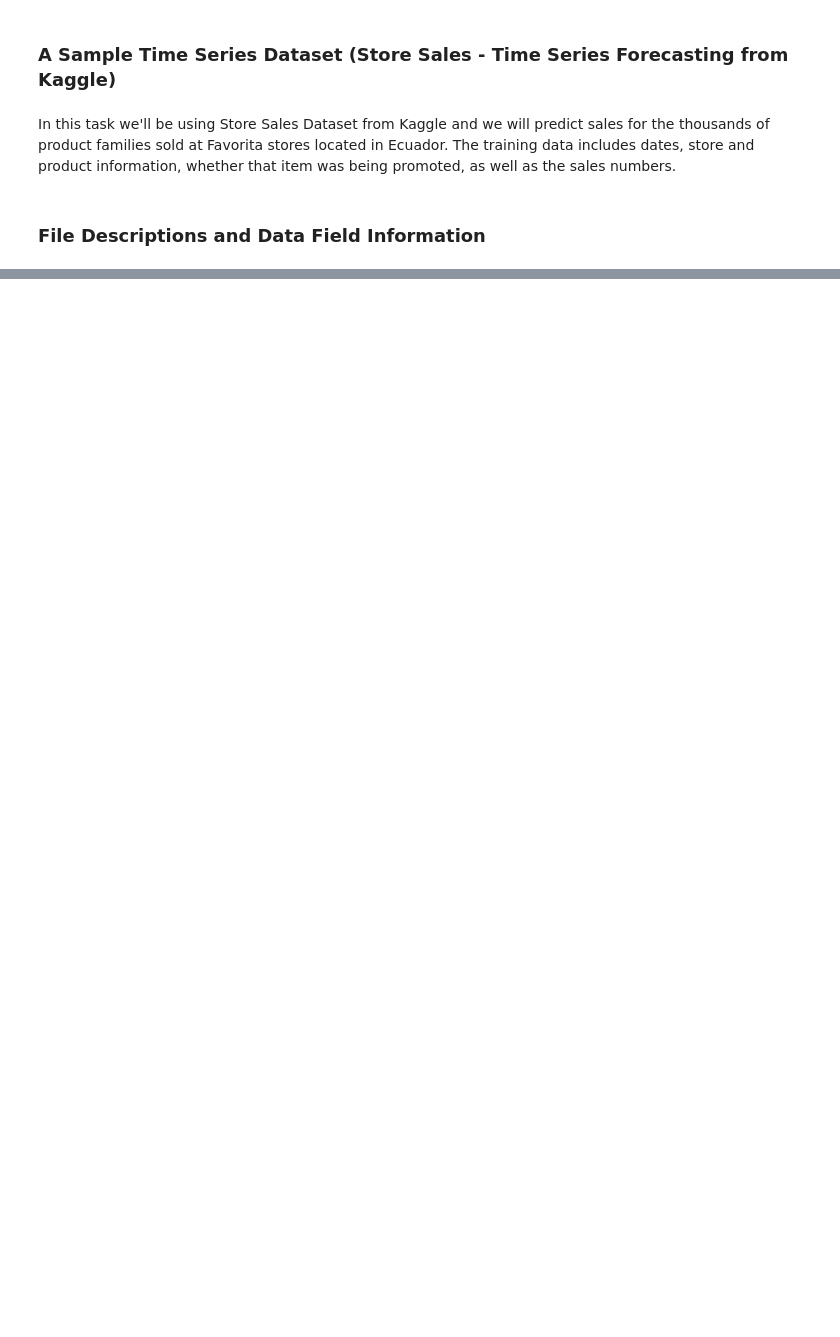
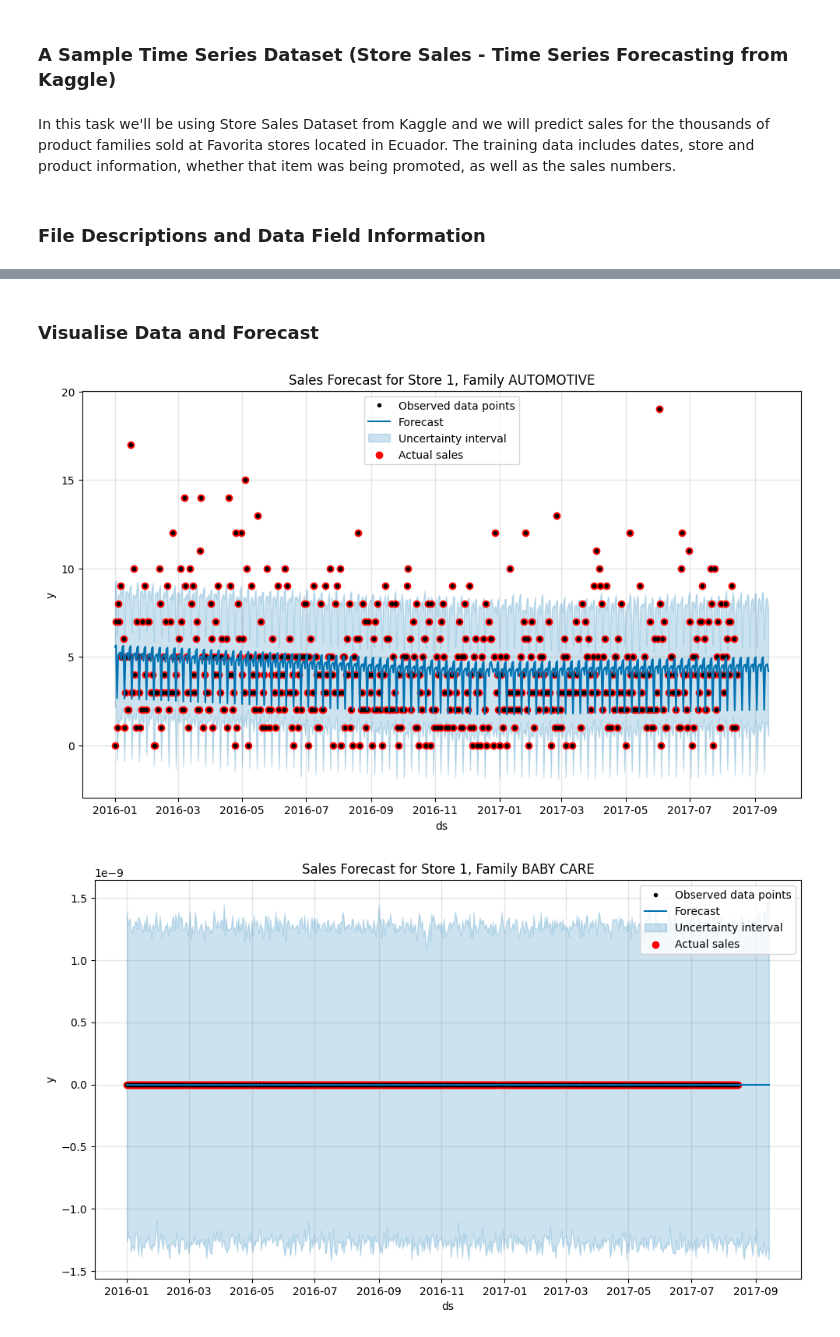
Before and after one commit to arkeodev/time-series, a Jupyter notebook: FB_Prophet_Time_Series_Analysis/Prophet.ipynb, the cells around one changed output, grey strips where cells are left out. Cells and saved outputs as stored; diff of their text form; code cells hidden in the pictures; blank space fills up the shorter version.

Commit message:
Prophet added

```diff
--- a/FB_Prophet_Time_Series_Analysis/Prophet.ipynb
+++ b/FB_Prophet_Time_Series_Analysis/Prophet.ipynb
@@ -55,0 +83,3 @@ The`dates` in the test data are for the 15 days after the last date in the train
+# %%
+train_df = pd.read_csv("https://raw.githubusercontent.com/arkeodev/time-series/main/FB_Prophet_Time_Series_Analysis/data/train.csv")
+train_df.head(10)
@@ -55,0 +110,4 @@ The`dates` in the test data are for the 15 days after the last date in the train
+# %%
+# Convert the date columns to datetime
+train_df['date'] = pd.to_datetime(train_df['date'])
+train_df['date'] = pd.to_datetime(train_df['date'])
@@ -55,0 +169,27 @@ The`dates` in the test data are for the 15 days after the last date in the train
+# %% [markdown]
+### Visualise Data and Forecast
+# %%
+import matplotlib.pyplot as plt
+
+# Loop through each combination of store and family and plot the forecast
+for (store, family), m in models.items():
+    forecast = forecasts[(store, family)]
+    fig = m.plot(forecast)
+
+    # Plot the actual data points as well
+    actual = train_df[(train_df['store_nbr'] == store) & (train_df['family'] == family)]
+    plt.scatter(actual['ds'], actual['y'], color='red', label='Actual sales')
+
+    # Add title and legends to the plot
+    plt.title(f'Sales Forecast for Store {store}, Family {family}')
+    plt.legend()
+
+    # Show the plot
+    plt.show()
+    # Give the user the option to continue to the next plot or break the loop
+    user_input = input("Press Enter to continue to the next plot or type 'b' to break: ")
+    if user_input.lower() == 'b':
+        break
+# %% [output]
+[figure, added]
+[figure, added]
```
Also changed, not shown: parts of 31 cells of this notebook.
